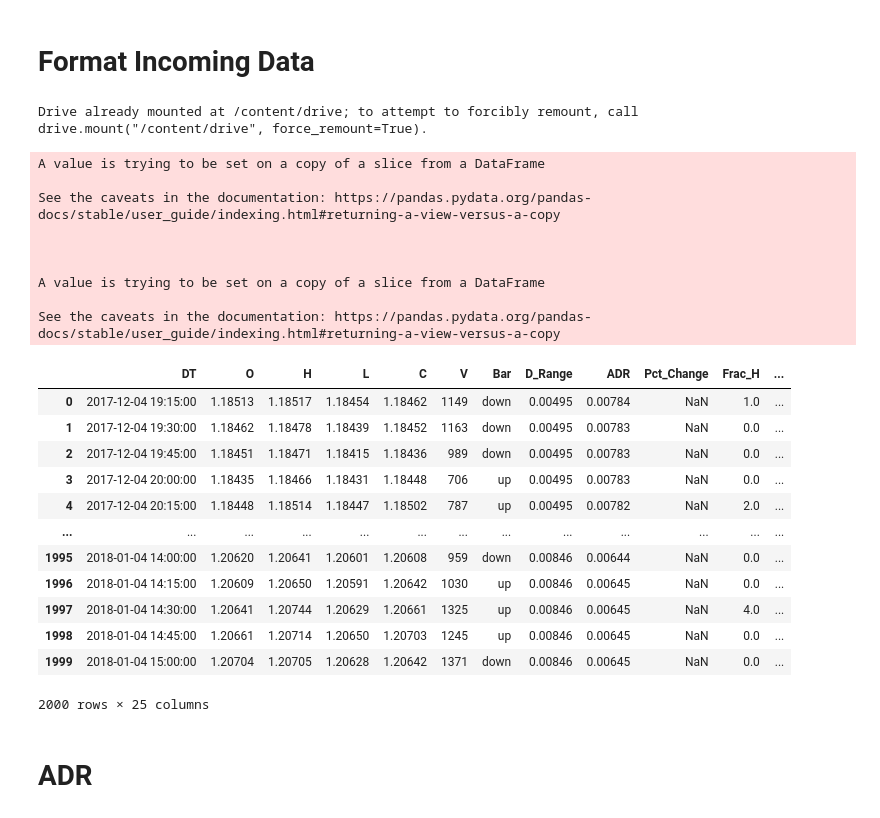
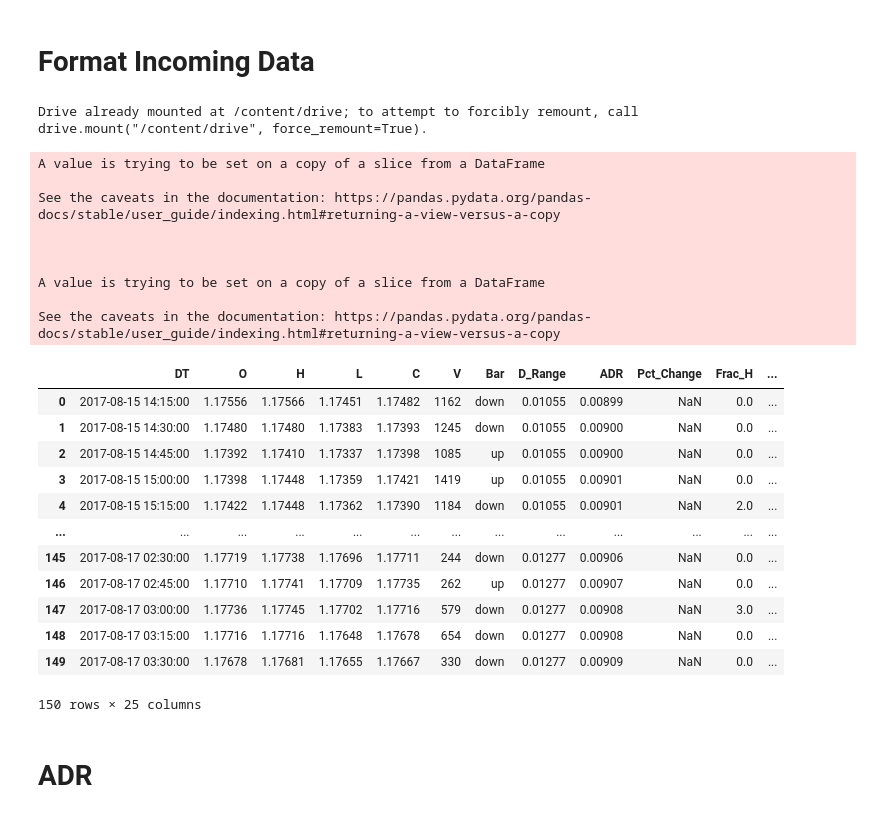
Before and after one commit to rrrudolph/trade, a Jupyter notebook: Strategy_Module.ipynb, the cells around one changed output. Saved outputs shown, nothing was run; the diff lists cells and outputs as text; code cells hidden in the pictures.

```diff
--- a/Strategy_Module.ipynb
+++ b/Strategy_Module.ipynb
@@ -15,7 +15,7 @@ from google.colab import drive
 drive.mount('/content/drive')
 
 df = pd.read_csv('drive/My Drive/Colab Notebooks/Data/EURUSD15.csv')
-df = df[8800:10800]
+df = df[1200:1350]
 
 #### This stuff was to format an original MT4 OHLC file ####
 
@@ -27,45 +27,45 @@ df = df.reindex(columns=['DT', 'O', 'H', 'L', 'C', 'V', 'Bar', 'D_Range',
                          'ADR', 'Pct_Change', 'Frac_H', 'Frac_L', 'Locked_H', 'Locked_L',
                          'Sw_Price','Sw_Rating', 'Sw_Size', 'Sw_Pct', 'Sw_Weight',
                          'TZ_Active', 'TZ_Type', 'TZ_Start',
                          'TZ_End', 'TZ_H', 'TZ_L'])
 
 # df['DT'] -= pd.Timedelta(hours=7) # minus 7 hours to match CST
 
 # set bar type
 df['Bar'][df['C'] < df['O']] = 'down'
 df['Bar'][df['C'] > df['O']] = 'up'
 
 
 # if you want to re-iterate over the swings uncomment these:
 df['Locked_H'] = 0
 df['Locked_L'] = 0
 
 df.reset_index(drop=True,inplace=True)
 df
 # %% [output]
 Drive already mounted at /content/drive; to attempt to forcibly remount, call drive.mount("/content/drive", force_remount=True).
 A value is trying to be set on a copy of a slice from a DataFrame
 
 See the caveats in the documentation: https://pandas.pydata.org/pandas-docs/stable/user_guide/indexing.html#returning-a-view-versus-a-copy
 
 
 
 A value is trying to be set on a copy of a slice from a DataFrame
 
 See the caveats in the documentation: https://pandas.pydata.org/pandas-docs/stable/user_guide/indexing.html#returning-a-view-versus-a-copy
 |  | DT | O | H | L | C | V | Bar | D_Range | ADR | Pct_Change | Frac_H | ... |
-| 0 | 2017-12-04 19:15:00 | 1.18513 | 1.18517 | 1.18454 | 1.18462 | 1149 | down | 0.00495 | 0.00784 | NaN | 1.0 | ... |
-| 1 | 2017-12-04 19:30:00 | 1.18462 | 1.18478 | 1.18439 | 1.18452 | 1163 | down | 0.00495 | 0.00783 | NaN | 0.0 | ... |
-| 2 | 2017-12-04 19:45:00 | 1.18451 | 1.18471 | 1.18415 | 1.18436 | 989 | down | 0.00495 | 0.00783 | NaN | 0.0 | ... |
-| 3 | 2017-12-04 20:00:00 | 1.18435 | 1.18466 | 1.18431 | 1.18448 | 706 | up | 0.00495 | 0.00783 | NaN | 0.0 | ... |
-| 4 | 2017-12-04 20:15:00 | 1.18448 | 1.18514 | 1.18447 | 1.18502 | 787 | up | 0.00495 | 0.00782 | NaN | 2.0 | ... |
+| 0 | 2017-08-15 14:15:00 | 1.17556 | 1.17566 | 1.17451 | 1.17482 | 1162 | down | 0.01055 | 0.00899 | NaN | 0.0 | ... |
+| 1 | 2017-08-15 14:30:00 | 1.17480 | 1.17480 | 1.17383 | 1.17393 | 1245 | down | 0.01055 | 0.00900 | NaN | 0.0 | ... |
+| 2 | 2017-08-15 14:45:00 | 1.17392 | 1.17410 | 1.17337 | 1.17398 | 1085 | up | 0.01055 | 0.00900 | NaN | 0.0 | ... |
+| 3 | 2017-08-15 15:00:00 | 1.17398 | 1.17448 | 1.17359 | 1.17421 | 1419 | up | 0.01055 | 0.00901 | NaN | 0.0 | ... |
+| 4 | 2017-08-15 15:15:00 | 1.17422 | 1.17448 | 1.17362 | 1.17390 | 1184 | down | 0.01055 | 0.00901 | NaN | 2.0 | ... |
 | ... | ... | ... | ... | ... | ... | ... | ... | ... | ... | ... | ... | ... |
-| 1995 | 2018-01-04 14:00:00 | 1.20620 | 1.20641 | 1.20601 | 1.20608 | 959 | down | 0.00846 | 0.00644 | NaN | 0.0 | ... |
-| 1996 | 2018-01-04 14:15:00 | 1.20609 | 1.20650 | 1.20591 | 1.20642 | 1030 | up | 0.00846 | 0.00645 | NaN | 0.0 | ... |
-| 1997 | 2018-01-04 14:30:00 | 1.20641 | 1.20744 | 1.20629 | 1.20661 | 1325 | up | 0.00846 | 0.00645 | NaN | 4.0 | ... |
-| 1998 | 2018-01-04 14:45:00 | 1.20661 | 1.20714 | 1.20650 | 1.20703 | 1245 | up | 0.00846 | 0.00645 | NaN | 0.0 | ... |
-| 1999 | 2018-01-04 15:00:00 | 1.20704 | 1.20705 | 1.20628 | 1.20642 | 1371 | down | 0.00846 | 0.00645 | NaN | 0.0 | ... |
+| 145 | 2017-08-17 02:30:00 | 1.17719 | 1.17738 | 1.17696 | 1.17711 | 244 | down | 0.01277 | 0.00906 | NaN | 0.0 | ... |
+| 146 | 2017-08-17 02:45:00 | 1.17710 | 1.17741 | 1.17709 | 1.17735 | 262 | up | 0.01277 | 0.00907 | NaN | 0.0 | ... |
+| 147 | 2017-08-17 03:00:00 | 1.17736 | 1.17745 | 1.17702 | 1.17716 | 579 | down | 0.01277 | 0.00908 | NaN | 3.0 | ... |
+| 148 | 2017-08-17 03:15:00 | 1.17716 | 1.17716 | 1.17648 | 1.17678 | 654 | down | 0.01277 | 0.00908 | NaN | 0.0 | ... |
+| 149 | 2017-08-17 03:30:00 | 1.17678 | 1.17681 | 1.17655 | 1.17667 | 330 | down | 0.01277 | 0.00909 | NaN | 0.0 | ... |
-2000 rows × 25 columns
+150 rows × 25 columns
 # %% [markdown]
 # ADR
 # %%
```
Also changed, not shown: parts of 5 cells of this notebook.
